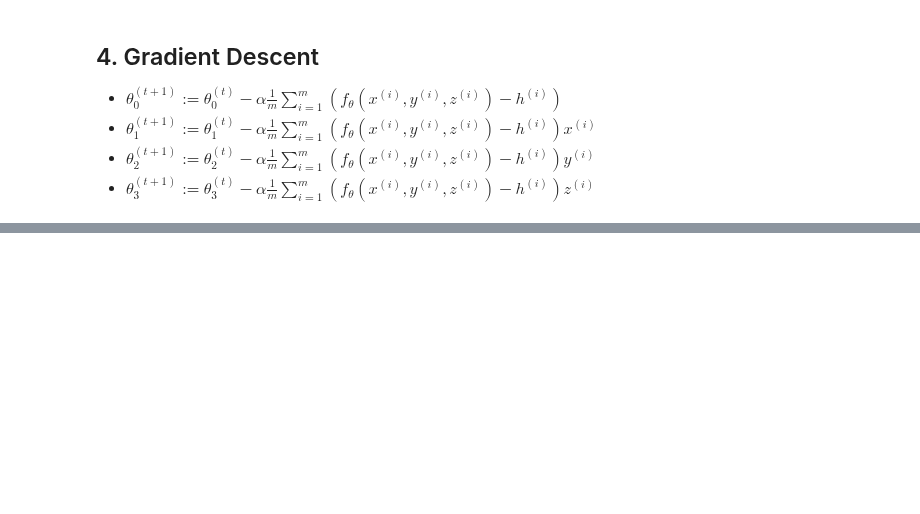
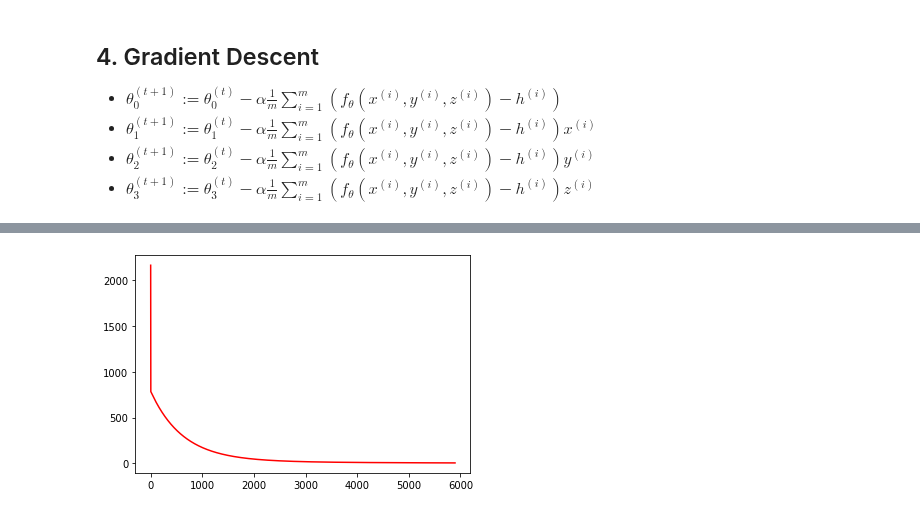
Before and after one commit to cielixer/CAU-MachineLearning2020-1st, a Jupyter notebook: Homework04/multi-var_linear-regression.ipynb, the cells around one changed output, grey strips where cells are left out. Cells and saved outputs as stored; diff of their text form; code cells hidden in the pictures; blank space fills up the shorter version.

```diff
--- a/Homework04/multi-var_linear-regression.ipynb
+++ b/Homework04/multi-var_linear-regression.ipynb
@@ -99,0 +146,6 @@ while testConvergence(train_data, thetas, train_target) == False:
+# %%
+plt.plot(iter_x, test_losses, color='red')
+
+plt.show()
+# %% [output]
+[figure, added]
```
Also changed, not shown: parts of 11 cells of this notebook.
